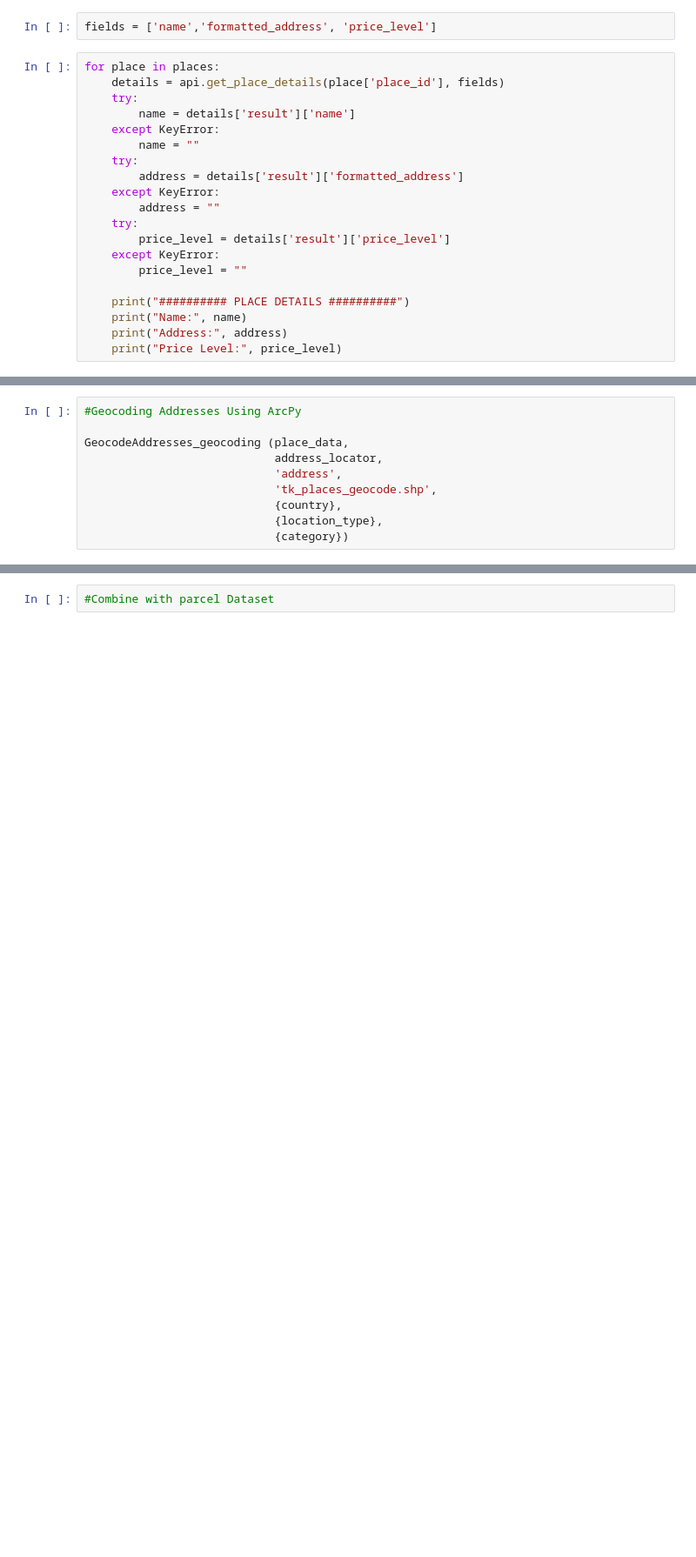
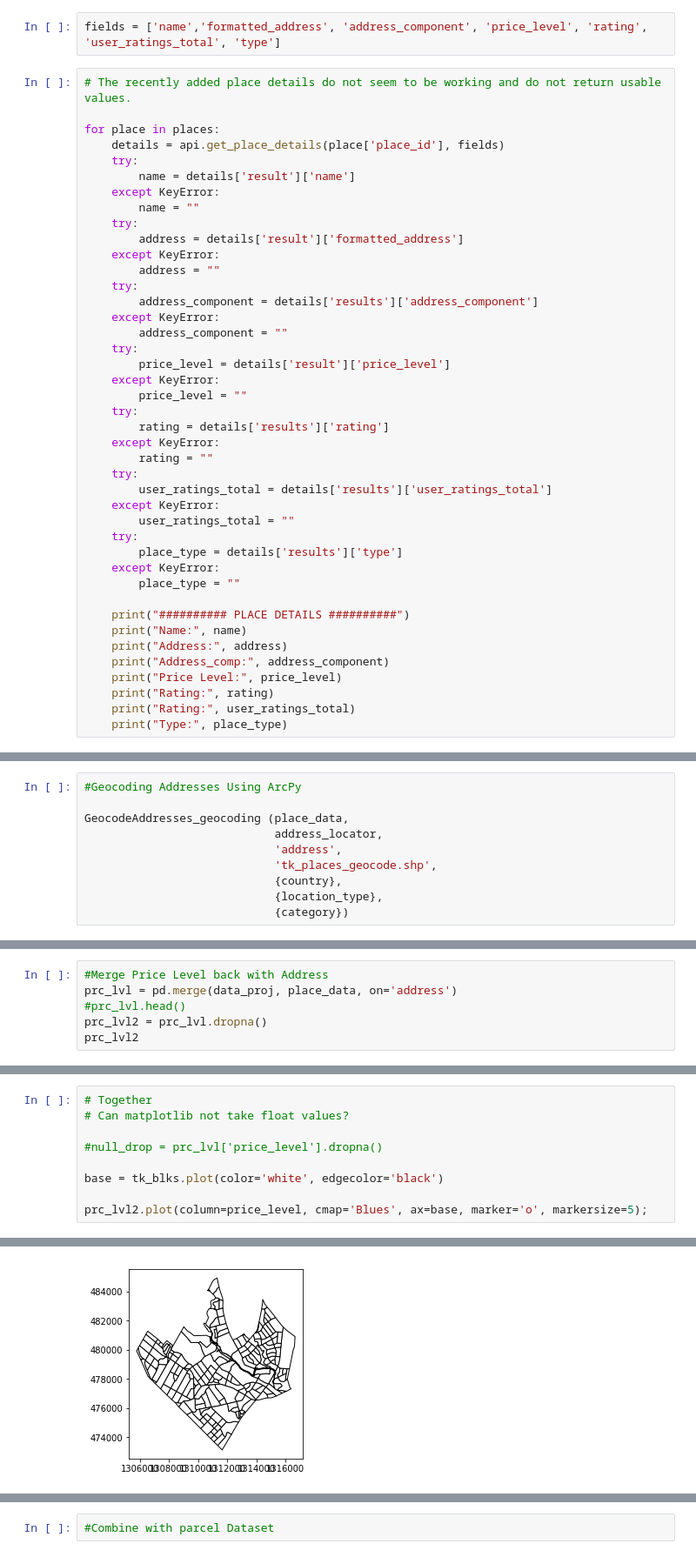
Before and after one commit to Travis-Volpe/MappingPlacesAPI-TakomaPark, a Jupyter notebook: Takoma_Places.ipynb, the cells around one changed output, grey strips where cells are left out. Shown at 87% size. Drawn from its saved outputs; the diff is of its cells as text; blank space fills up the shorter version.

```diff
--- a/Takoma_Places.ipynb
+++ b/Takoma_Places.ipynb
@@ -187,6 +100,8 @@ places = api.search_places_by_coordinate("38.9810847, -77.002743", "1000", "rest
 # %%
-fields = ['name','formatted_address', 'price_level']
+fields = ['name','formatted_address', 'address_component', 'price_level', 'rating', 'user_ratings_total', 'type']
 # %%
+# The recently added place details do not seem to be working and do not return usable values.
+
 for place in places:
     details = api.get_place_details(place['place_id'], fields)
     try:
@@ -198,13 +113,33 @@ for place in places:
     except KeyError:
         address = ""
     try:
+        address_component = details['results']['address_component']
+    except KeyError:
+        address_component = ""
+    try:
         price_level = details['result']['price_level']
     except KeyError:
         price_level = ""
+    try:
+        rating = details['results']['rating']
+    except KeyError:
+        rating = ""
+    try:
+        user_ratings_total = details['results']['user_ratings_total']
+    except KeyError:
+        user_ratings_total = ""
+    try:
+        place_type = details['results']['type']
+    except KeyError:
+        place_type = ""
 
     print("########## PLACE DETAILS ##########")
     print("Name:", name)
     print("Address:", address)
+    print("Address_comp:", address_component)
     print("Price Level:", price_level)
+    print("Rating:", rating)
+    print("Rating:", user_ratings_total)
+    print("Type:", place_type)
 # %% [output]
 ########## PLACE DETAILS ##########
@@ -488,0 +334,6 @@ CalledProcessError: Command '['C:\\ProgramData\\Anaconda3\\python.exe', '-E', '-
+# %%
+#Merge Price Level back with Address
+prc_lvl = pd.merge(data_proj, place_data, on='address')
+#prc_lvl.head()
+prc_lvl2 = prc_lvl.dropna()
+prc_lvl2
@@ -488,0 +381,10 @@ CalledProcessError: Command '['C:\\ProgramData\\Anaconda3\\python.exe', '-E', '-
+# %%
+# Together
+# Can matplotlib not take float values?
+
+#null_drop = prc_lvl['price_level'].dropna()
+
+base = tk_blks.plot(color='white', edgecolor='black')
+
+prc_lvl2.plot(column=price_level, cmap='Blues', ax=base, marker='o', markersize=5);
+# %% [output]
@@ -488,0 +392 @@ CalledProcessError: Command '['C:\\ProgramData\\Anaconda3\\python.exe', '-E', '-
+[figure, added]
```
Also changed, not shown: parts of 35 cells of this notebook, 3 other files.
